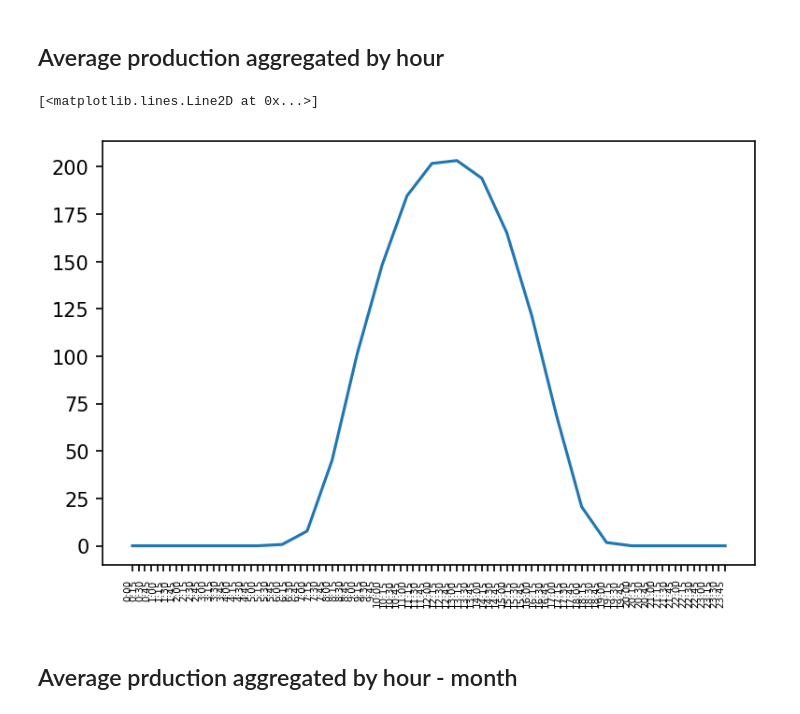
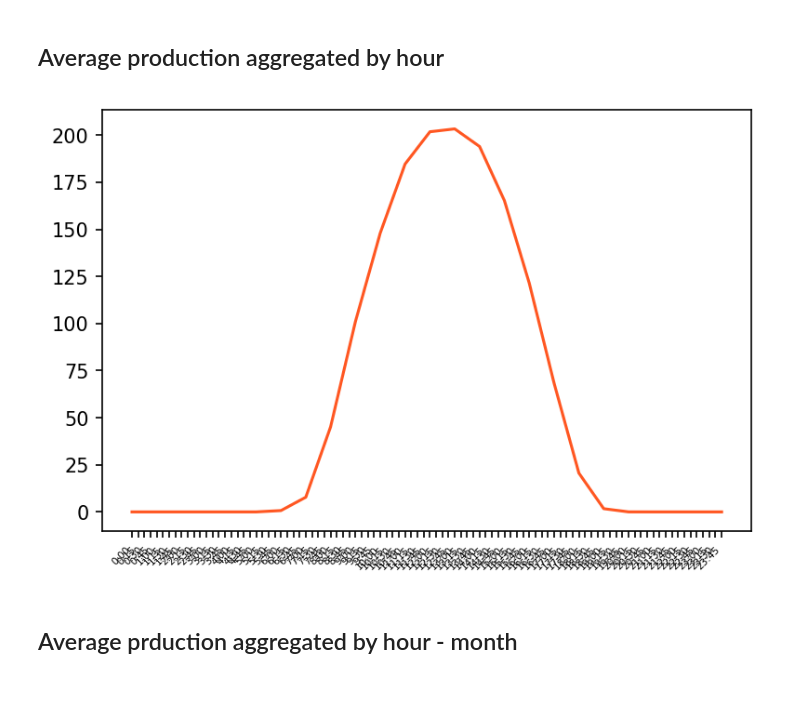
Before and after one commit to antonioalmeida/hack-the-electron-a, a Jupyter notebook: data_reader.ipynb, the cells around one changed output. Drawn from its saved outputs; the diff is of its cells as text; code cells hidden in the pictures.

```diff
--- a/data_reader.ipynb
+++ b/data_reader.ipynb
@@ -212,8 +214,15 @@ for month in df_pv_generation.Month:
 for month in range(12):
     values = df_pv_generation.EPV[generation_per_month_indexes[month + 1]]
     generated_load[month + 1] = np.mean(values)
-
+MONTHS = ["Jan", "Feb", "Mar", "Apr", "May", "Jun", "Jul", "Aug", "Sep", "Oct", "Nov", "Dec"]
 x=list(generated_load.keys())
 y=list(generated_load.values())
-plt.plot(x,y)
+sns.set_style("darkgrid")
+plt.figure(figsize=(10,6))
+plt.plot(MONTHS,y, c="#FF5722")
+plt.title("Average PV production per month", fontsize=16)
+plt.xticks(fontsize=16)
+plt.yticks(fontsize=16)
+# plt.xticks(MONTHS)
+plt.show()
 # %% [output]
@@ -224,25 +236,25 @@ plt.plot(x,y)
 # %%
 generation_per_hour_indexes = {}
 generated_load = {}
 
 i = 0
 for hour in df_pv_generation.Hora:
     if not hour in generation_per_hour_indexes:
         generation_per_hour_indexes[hour] = []
     generation_per_hour_indexes[hour].append(i)
     i += 1
 
 for hour in list(generation_per_hour_indexes.keys()):
     values = df_pv_generation.EPV[generation_per_hour_indexes[hour]]
     generated_load[hour] = np.mean(values)
 
 x=list(generated_load.keys())
 y=list(generated_load.values())
-plt.xticks(fontsize=5, rotation=90, ha='right')
-plt.plot(x,y)
+plt.xticks(fontsize=5, rotation=45, ha='right')
+plt.plot(x,y,c="#FF5722");
+plt.show()
 # %% [output]
-[<matplotlib.lines.Line2D at 0x...>]
-[figure, old version]
+[figure, new version]
 # %% [markdown]
 ## Average prduction aggregated by hour - month
 # %%
```
Also changed, not shown: parts of 6 cells of this notebook, 3 other files.
